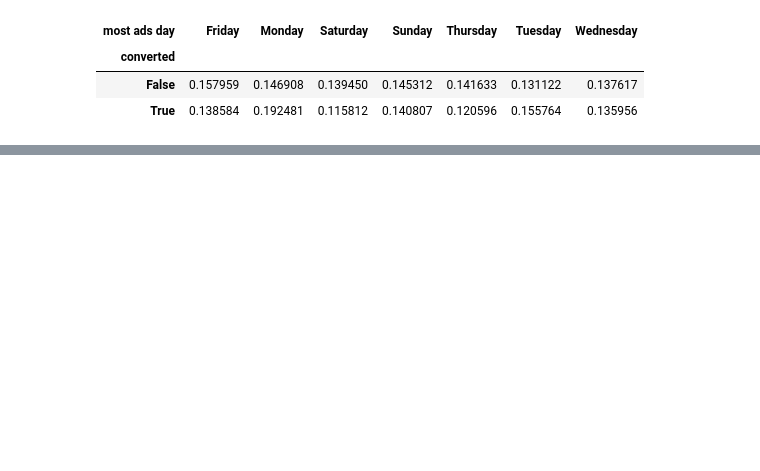
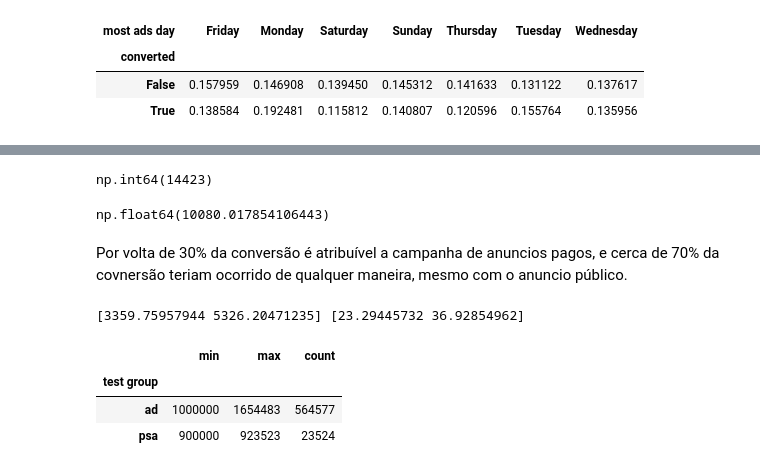
Before and after one commit to igor-kevin/marketing_test-a-b, a Jupyter notebook: notebooks/01_qualidade_dados_e_EDA.ipynb, the cells around one changed output, grey strips where cells are left out. Drawn from its saved outputs; the diff is of its cells as text; code cells hidden in the pictures; blank space fills up the shorter version.

```diff
--- a/notebooks/01_qualidade_dados_e_EDA.ipynb
+++ b/notebooks/01_qualidade_dados_e_EDA.ipynb
@@ -364,0 +450,17 @@ pd.crosstab(df['converted'], df['most ads day'], normalize=True)
+# %%
+conv['sum']['ad']
+# %% [output]
+np.int64(14423)
+# %%
+rates['psa'] * conv['count']['ad']
+# %% [output]
+np.float64(10080.017854106443)
+# %% [markdown]
+Por volta de 30% da conversão é atribuível a campanha de anuncios pagos, e cerca de 70% da covnersão teriam ocorrido de qualquer maneira, mesmo com o anuncio público.
+# %%
+# utilizando o os limites de intervalo de confiança de delta:
+inc = np.array([ic_low, ic_high]) * conv['count']['ad']
+inc / conv['sum']['ad'] * 100
+print(inc, (inc / conv['sum']['ad'] * 100) )
+# %% [output]
+[3359.75957944 5326.20471235] [23.29445732 36.92854962]
@@ -364,0 +469,7 @@ pd.crosstab(df['converted'], df['most ads day'], normalize=True)
+# %%
+df.groupby('test group')['user id'].agg(['min', 'max', 'count'])
+# %% [output]
+|  | min | max | count |
+| test group |  |  |  |
+| ad | 1000000 | 1654483 | 564577 |
+| psa | 900000 | 923523 | 23524 |
```
Also changed, not shown: parts of 18 cells of this notebook.
